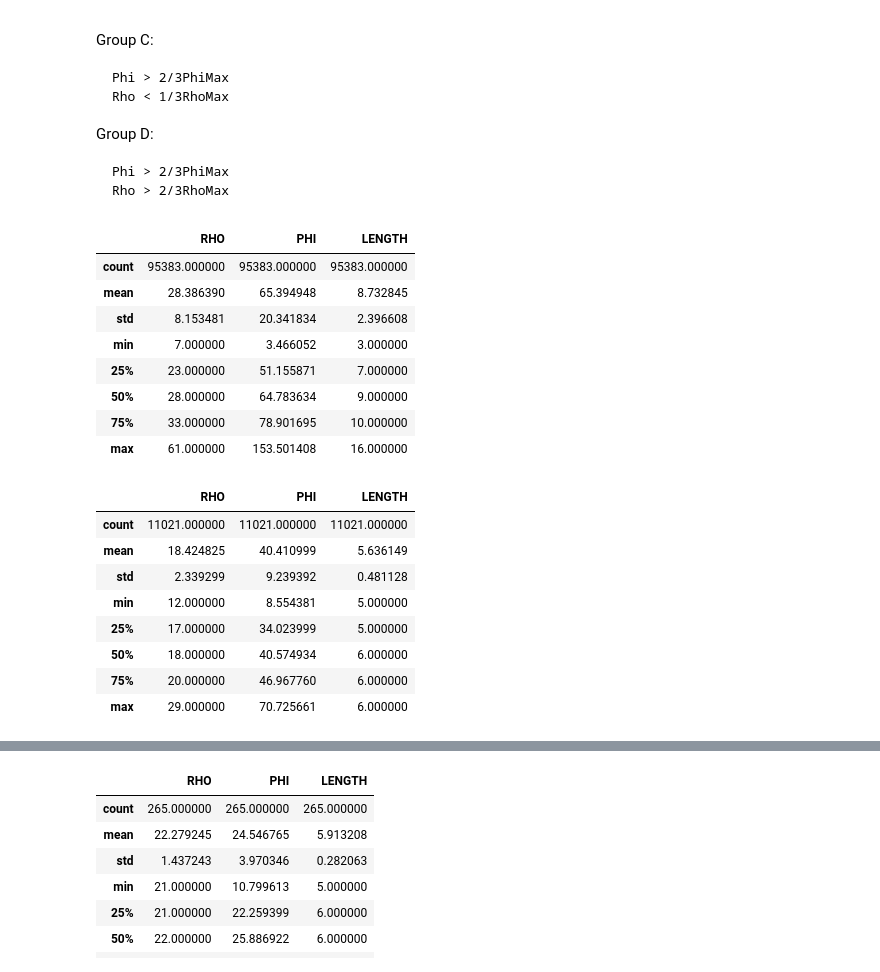
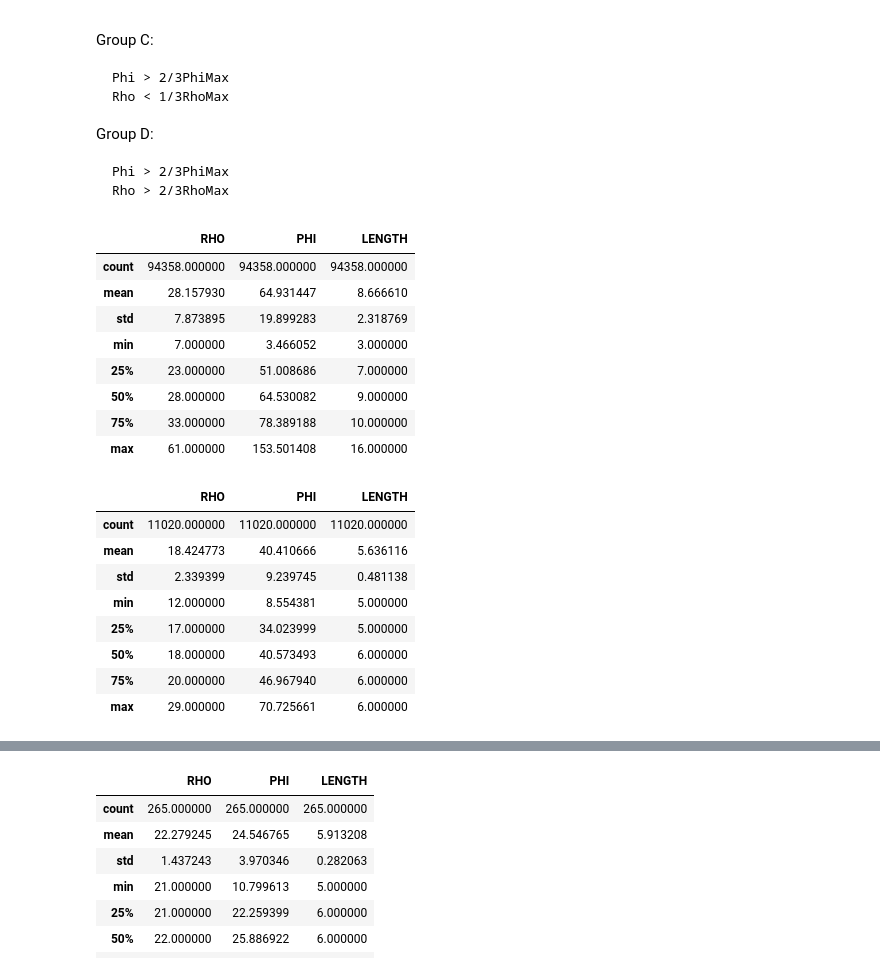
Before and after one commit to wakaru44/letter_counting, a Jupyter notebook: code/Letter Counting.ipynb, the cells around one changed output, grey strips where cells are left out. Saved outputs shown, nothing was run; the diff lists cells and outputs as text; code cells hidden in the pictures.

```diff
--- a/code/Letter Counting.ipynb
+++ b/code/Letter Counting.ipynb
@@ -446,15 +429,17 @@ Now that we have some basic stats, we can start creating filters, that will allo
 
 Each of this parameters, will define how we want each group of words to be.
 # %%
-freq = 1  # Word freqency needs to be more than this,
-high_freq = 50  # Word freqency needs to be more than this, to be "common"
-low_freq = 10  # Word freqency needs to be less than this, to be "rare"
+
 high_phi = 100.0 # Higher than this will be consider High
 low_phi  = 30.0  # Lower that this.
 high_length = 6  # Longest words
 low_length = 5  # Shortest words
 high_rho = 35  # Longest words
 low_rho = 25  # Shortest words
+
+#freq = 1  # Word freqency needs to be more than this,
+#high_freq = 50  # Word freqency needs to be more than this, to be "common"
+#low_freq = 10  # Word freqency needs to be less than this, to be "rare"
 # %%
 
 def filter_length(value,low_length=low_length,high_length=high_length ):
@@ -476,7 +461,7 @@ def filter_freq(value, lf = low_freq, hf = high_freq, mf = freq):
     hf and lf = thresholds.
     mf = minimum frequency"""
     #return True
-    if value >= mf:
+    if value >= lf and value <= hf:
         return True
     else:
         return False
@@ -569,17 +554,20 @@ Group D:
     Phi > 2/3PhiMax
     Rho > 2/3RhoMax
 # %%
-# This is how the full original database looks like
+# This is how the full original database looks like.
+
+# All the words with more than 4000 points of frequency, are mostly nexus
+data = data.loc[data["FRECUENC"].apply(lambda x: filter_freq(x,0,4500))]
 data.describe()
 # %% [output]
 |  | RHO | PHI | LENGTH |
-| count | 95383.000000 | 95383.000000 | 95383.000000 |
-| mean | 28.386390 | 65.394948 | 8.732845 |
-| std | 8.153481 | 20.341834 | 2.396608 |
+| count | 94358.000000 | 94358.000000 | 94358.000000 |
+| mean | 28.157930 | 64.931447 | 8.666610 |
+| std | 7.873895 | 19.899283 | 2.318769 |
 | min | 7.000000 | 3.466052 | 3.000000 |
-| 25% | 23.000000 | 51.155871 | 7.000000 |
-| 50% | 28.000000 | 64.783634 | 9.000000 |
-| 75% | 33.000000 | 78.901695 | 10.000000 |
+| 25% | 23.000000 | 51.008686 | 7.000000 |
+| 50% | 28.000000 | 64.530082 | 9.000000 |
+| 75% | 33.000000 | 78.389188 | 10.000000 |
 | max | 61.000000 | 153.501408 | 16.000000 |
 # %%
 ## TEMP.
@@ -594,13 +582,13 @@ words = words.loc[words["PALABRA"].apply(filter_chars)]
 words.describe()
 # %% [output]
 |  | RHO | PHI | LENGTH |
-| count | 11021.000000 | 11021.000000 | 11021.000000 |
-| mean | 18.424825 | 40.410999 | 5.636149 |
-| std | 2.339299 | 9.239392 | 0.481128 |
+| count | 11020.000000 | 11020.000000 | 11020.000000 |
+| mean | 18.424773 | 40.410666 | 5.636116 |
+| std | 2.339399 | 9.239745 | 0.481138 |
 | min | 12.000000 | 8.554381 | 5.000000 |
 | 25% | 17.000000 | 34.023999 | 5.000000 |
-| 50% | 18.000000 | 40.574934 | 6.000000 |
-| 75% | 20.000000 | 46.967760 | 6.000000 |
+| 50% | 18.000000 | 40.573493 | 6.000000 |
+| 75% | 20.000000 | 46.967940 | 6.000000 |
 | max | 29.000000 | 70.725661 | 6.000000 |
 # %%
 ## Building the 1st group
```
Also changed, not shown: parts of 14 cells of this notebook, 1 other file.
